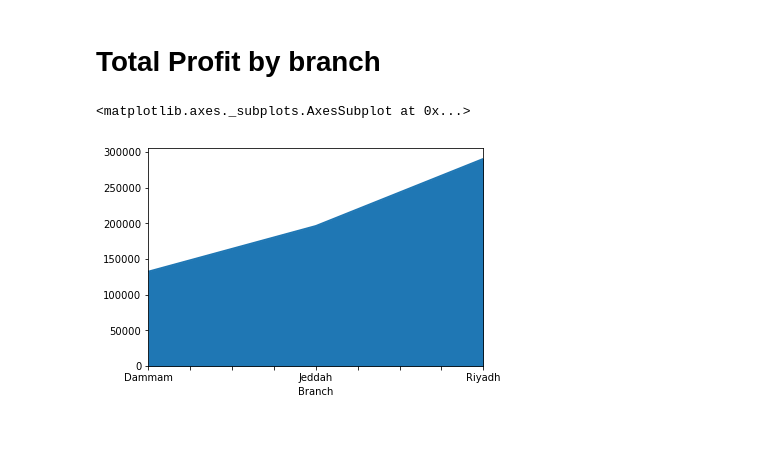
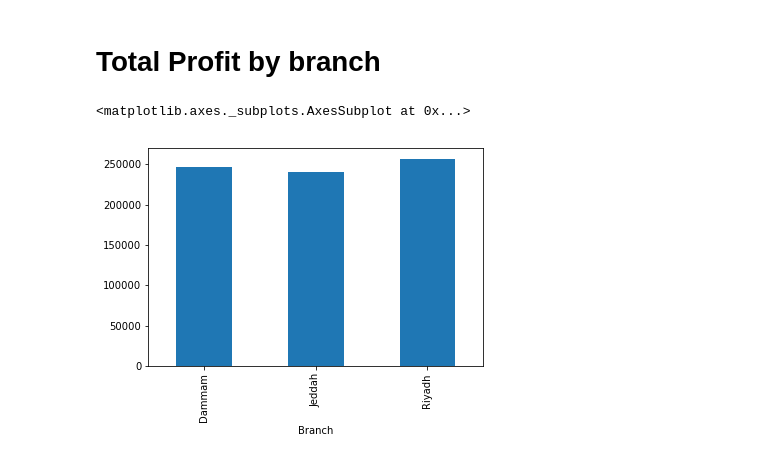
Before and after one commit to Hala-Alsouly/Theatre, a Jupyter notebook: Theatres.ipynb, the cells around one changed output. Saved outputs shown, nothing was run; the diff lists cells and outputs as text; code cells hidden in the pictures; blank space fills up the shorter version.

```diff
--- a/Theatres.ipynb
+++ b/Theatres.ipynb
@@ -509,7 +512,7 @@ totalRevenueByBranch[["sum"]].plot.area()
 # %%
 totalCostByBranch = costSet.groupby(["Branch"]).sum()
 totalProfitByBranch= totalRevenueByBranch['sum'] - totalCostByBranch.sum(axis=1)
-totalProfitByBranch.plot.area()
+totalProfitByBranch.plot.bar()
 # %% [output]
 <matplotlib.axes._subplots.AxesSubplot at 0x...>
-[figure, old version]
+[figure, new version]
```
Also changed, not shown: parts of 13 cells of this notebook.
